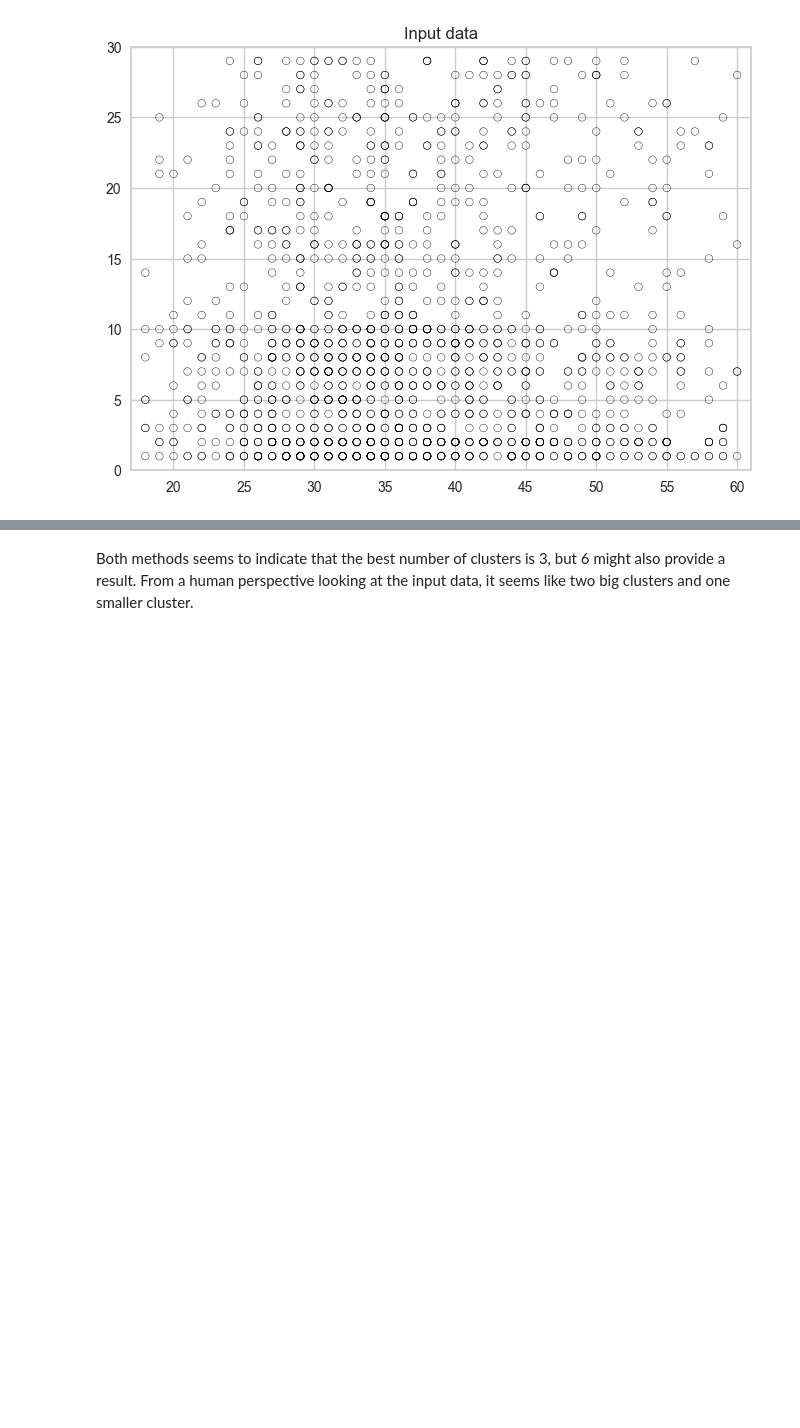
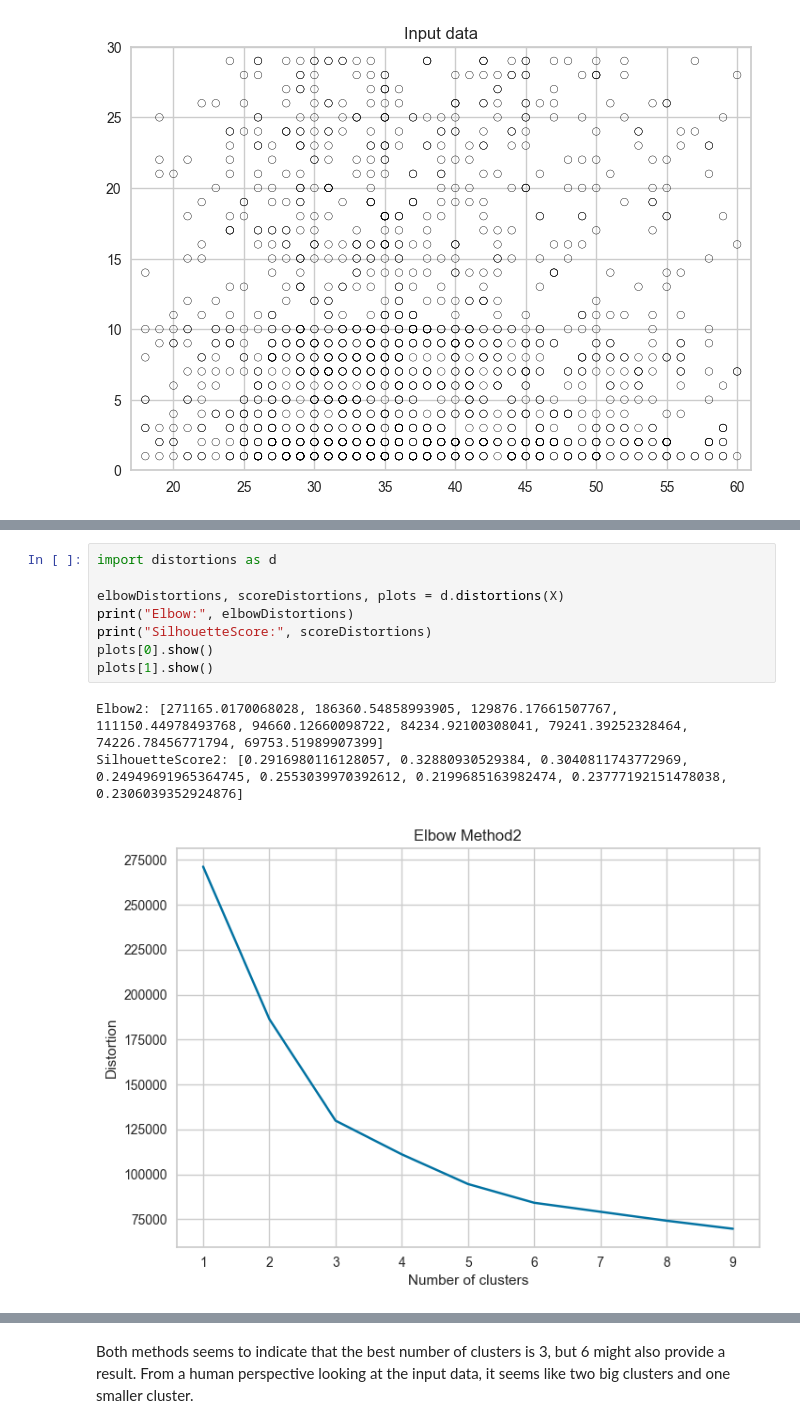
Before and after one commit to Peter537/Dat4-BI-MP4, a Jupyter notebook: attrition.ipynb, the cells around one changed output, grey strips where cells are left out. Saved outputs shown, nothing was run; the diff lists cells and outputs as text; blank space fills up the shorter version.

Commit message:
added distortion to other file

```diff
--- a/attrition.ipynb
+++ b/attrition.ipynb
@@ -368,0 +369,12 @@ SilhouetteScore: [0.2916980116128057, 0.32880930529383995, 0.3046007894780012, 0
+# %%
+import distortions as d
+
+elbowDistortions, scoreDistortions, plots = d.distortions(X)
+print("Elbow:", elbowDistortions)
+print("SilhouetteScore:", scoreDistortions)
+plots[0].show()
+plots[1].show()
+# %% [output]
+Elbow2: [271165.0170068028, 186360.54858993905, 129876.17661507767, 111150.44978493768, 94660.12660098722, 84234.92100308041, 79241.39252328464, 74226.78456771794, 69753.51989907399]
+SilhouetteScore2: [0.2916980116128057, 0.32880930529384, 0.3040811743772969, 0.24949691965364745, 0.2553039970392612, 0.2199685163982474, 0.23777192151478038, 0.2306039352924876]
+[figure, added]
```
Also changed, not shown: parts of 7 cells of this notebook, 1 other file.
